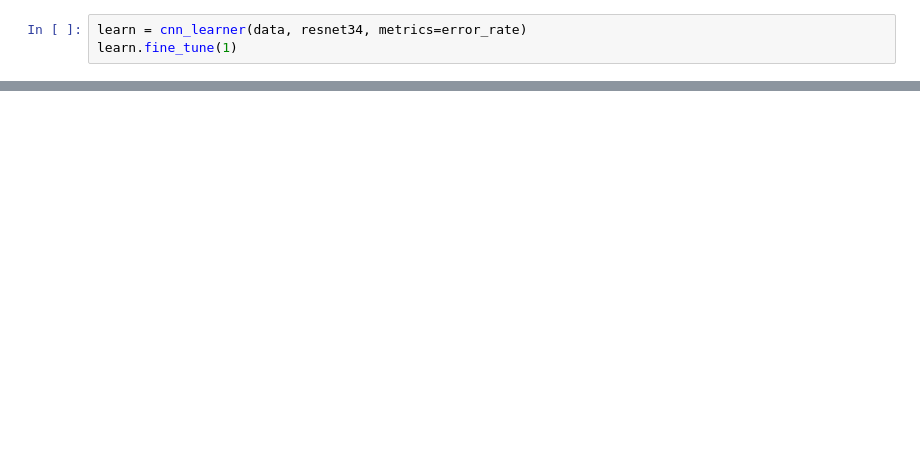
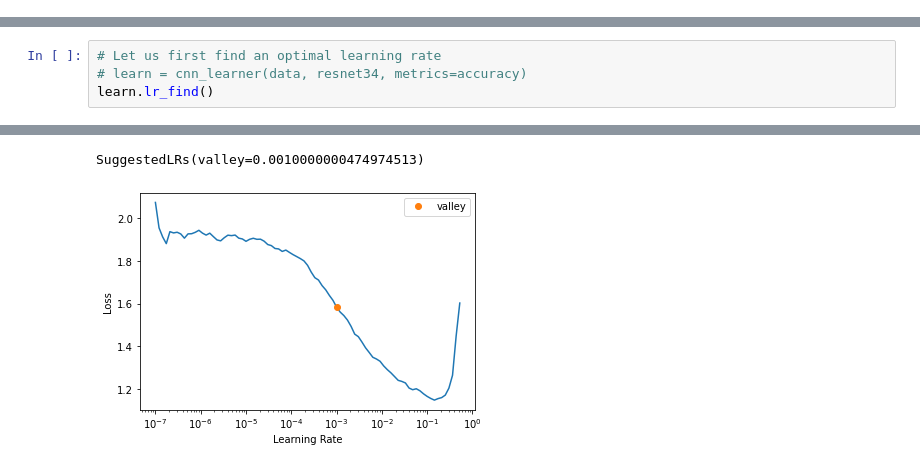
Before and after one commit to davide-aloi/idmlp_project, a Jupyter notebook: main.ipynb, the cells around one changed output, grey strips where cells are left out. Cells and saved outputs as stored; diff of their text form; blank space fills up the shorter version.

```diff
--- a/main.ipynb
+++ b/main.ipynb
@@ -76,3 +77,0 @@ data.show_batch()
-# %%
-learn = cnn_learner(data, resnet34, metrics=error_rate)
-learn.fine_tune(1)
@@ -97,0 +91,5 @@ Pathology identified: pituitary.
+# %%
+# Let us first find an optimal learning rate
+# learn = cnn_learner(data, resnet34, metrics=accuracy)
+learn.lr_find()
+# %% [output]
@@ -97,0 +97,2 @@ Pathology identified: pituitary.
+SuggestedLRs(valley=0.0010000000474974513)
+[figure, added]
```
Also changed, not shown: parts of 16 cells of this notebook.
